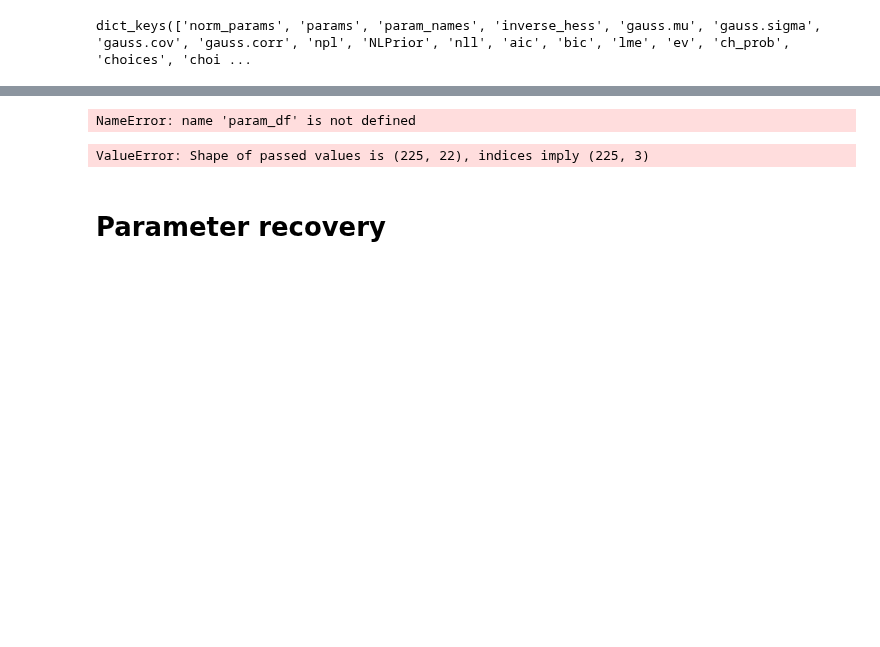
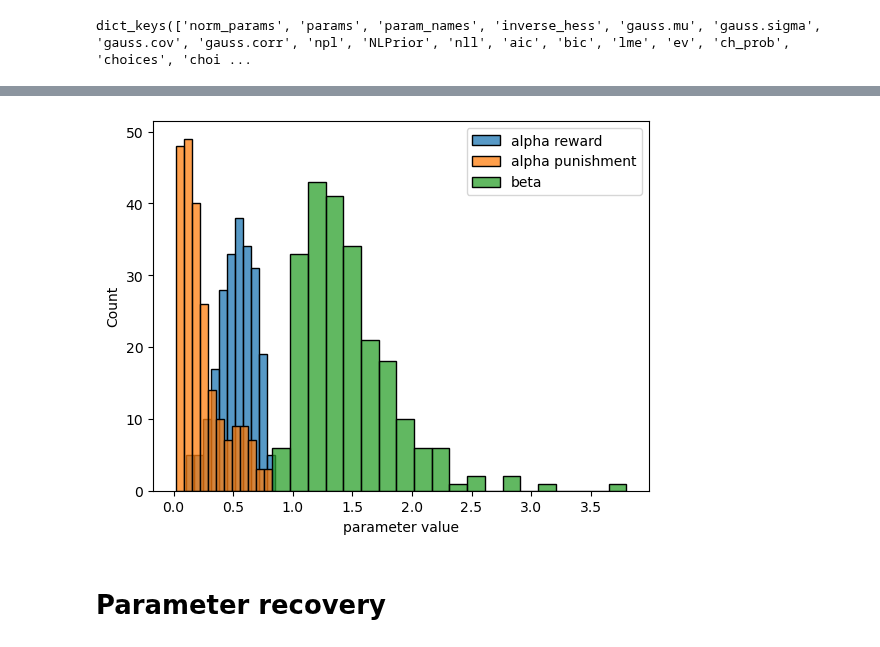
Before and after one commit to shawnrhoads/pyEM, a Jupyter notebook: examples/RW.ipynb, the cells around one changed output, grey strips where cells are left out. Saved outputs shown, nothing was run; the diff lists cells and outputs as text; code cells hidden in the pictures; blank space fills up the shorter version.

```diff
--- a/examples/RW.ipynb
+++ b/examples/RW.ipynb
@@ -191,6 +194,7 @@ len(all_data)
 # %%
 modelID = 'RW'
 param_names = ['alpha_rew', 'alpha_pun', 'beta'] # slot version
-objfunc_dict = {modelID: rw_models.fit_slot_outcome}
+# objfunc_dict = {modelID: rw_models.fit_slot_outcome}
+objfunc_dict = {modelID: rw_models.fit_slot_outcome_PE}
 nsubjects = len(all_data)
 # %%
@@ -310,13 +314 @@ if save_fit:
         pickle.dump(modout, f)
-# %%
-# Fill in fit information
-# important for fitted parameters to convert back to parameter space
-est_params = m.T.copy()
-for subj_idx in range(nsubjects):
-    for param_idx, param_name in enumerate(param_names):
-        if 'beta' in param_name:
-            est_params[subj_idx, param_idx] = norm2beta(m[param_idx, subj_idx])
-        if 'alpha_rew' in param_name: #edit conversion
-            est_params[subj_idx, param_idx] = norm2alpha(m[param_idx, subj_idx])
-        if 'alpha_pun' in param_name: #added conversion
-            est_params[subj_idx, param_idx] = norm2alpha(m[param_idx, subj_idx])
@@ -322,0 +319,13 @@ for subj_idx in range(nsubjects):
+# %%
+# get participant ID
+param_df['participant'] = sub_c['participant'].unique()
+
+psych_df = baseline_slot[['depression', 'anhedonia', 'group', 'participant']]
+plot_df = pd.merge(param_df, psych_df, on='participant')
+
+# Map the 'depression' and 'anhedonia' values to 'high' and 'low'
+plot_df['depression_level'] = pd.Categorical(plot_df['depression'].map({1: 'high', 0: 'low'}), categories=['low', 'high'], ordered=True)
+plot_df['anhedonia_level'] = pd.Categorical(plot_df['anhedonia'].map({1: 'high', 0: 'low'}), categories=['low', 'high'], ordered=True)
+
+plot_df.drop_duplicates(subset='participant', inplace=True)
+plot_df.reset_index()
@@ -373,24 +375,13 @@ plot_df.to_csv('RW_fit_slot_outcome.csv', index=False)
 # %%
-sns.histplot(data=param_df, x='alpha_rew', label='alpha reward')
-sns.histplot(data=param_df, x='alpha_pun', label='alpha punishment')
-sns.histplot(data=param_df, x='beta', label='beta')
+sns.histplot(data=plot_df, x='alpha_rew', label='alpha reward')
+sns.histplot(data=plot_df, x='alpha_pun', label='alpha punishment')
+sns.histplot(data=plot_df, x='beta', label='beta')
 
 plt.xlabel('parameter value')
 plt.legend()
 plt.show()
 # %% [output]
-NameError: name 'param_df' is not defined
+[figure, added]
-# %%
-bic_df = pd.DataFrame(modout['RW']['fit']['bic'], columns=modout['RW']['fit']['param_names'])
-sns.histplot(data=param_df, x='alpha_rew', label='alpha reward')
-sns.histplot(data=param_df, x='alpha_pun', label='alpha punishment')
-sns.histplot(data=param_df, x='beta', label='beta')
-
-plt.xlabel('parameter value')
-plt.legend()
-plt.show()
-# %% [output]
-ValueError: Shape of passed values is (225, 22), indices imply (225, 3)
 # %% [markdown]
 # Parameter recovery
 # %%
```
Also changed, not shown: parts of 12 cells of this notebook, 4 other files.
